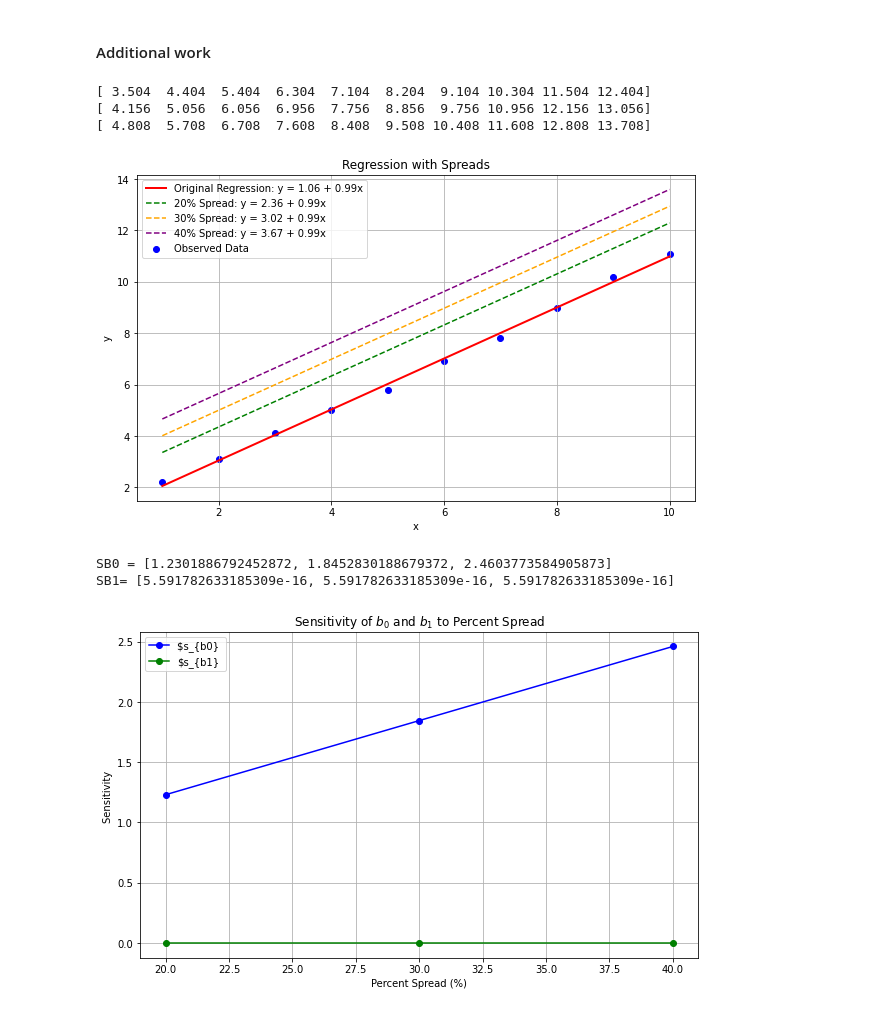
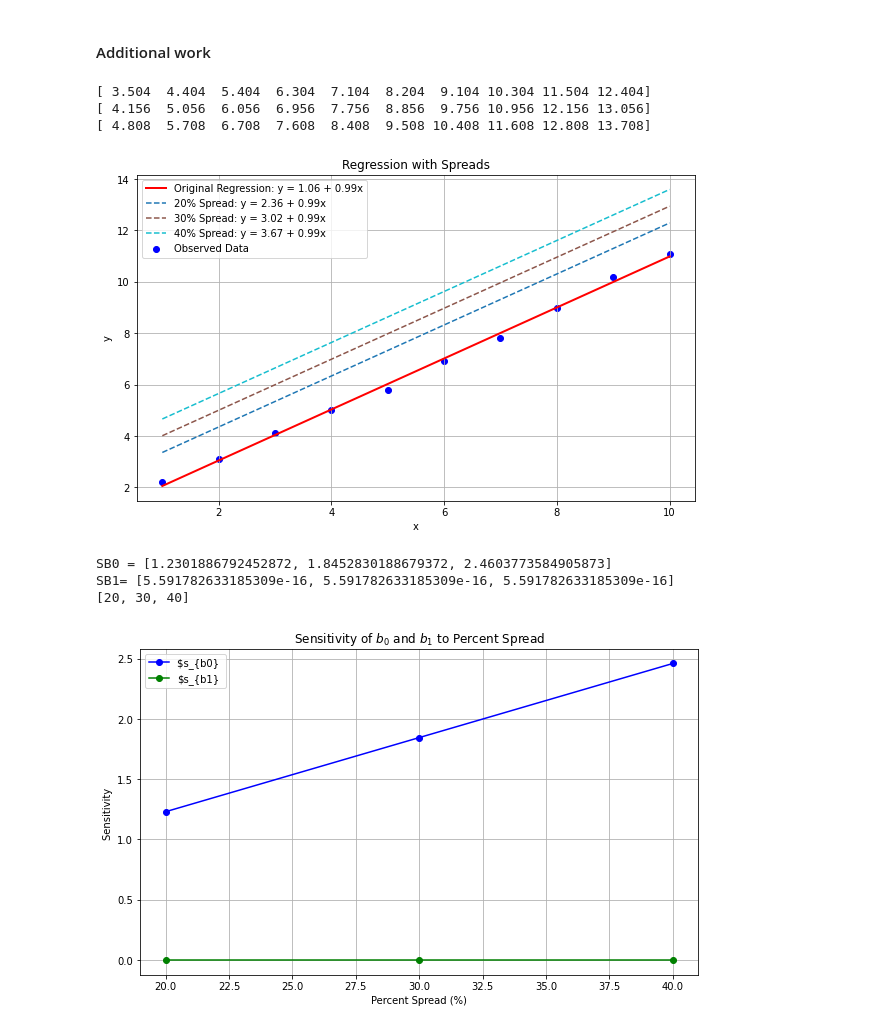
Before and after one commit to KNyathi/Applied-Statistics, a Jupyter notebook: practical_8.ipynb, the cells around one changed output. Drawn from its saved outputs; the diff is of its cells as text; code cells hidden in the pictures.

```diff
--- a/practical_8.ipynb
+++ b/practical_8.ipynb
@@ -134,7 +134,7 @@ s_b1 = []
 
 # Create modified y arrays with different percentage spreads (±20%, ±30%, ±40%)
 percent_spreads = [20, 30, 40]
-colors = ['green', 'orange', 'purple']  # Different colors for each spread
+colors = plt.cm.tab10(np.linspace(0, 1, len(percent_spreads)))  # Generate unique colors
 labels = []
 
 plt.figure(figsize=(10, 6))
@@ -154,44 +154,45 @@ for spread, color in zip(percent_spreads, colors):
     y_spread = y + k  # Shift y-values by a constant amount
 
     #print(y)
-    #print(y_spread)
+    print(y_spread)
 
     # Calculate new b0 and b1 for the spread data
     b0_spread, b1_spread = calculate_b0_b1(x, y_spread)
     f_x_spread = b0_spread + b1_spread * x  # Regression line for spread data
 
     # Calculate sb0 and sb1
     s_b0.append(abs(b0_orig - b0_spread) / b0_orig )  # Convert to percentage
     s_b1.append(abs(b1_orig - b1_spread) / b1_orig )  # Convert to percentage
 
     # Plot the spread regression line
     plt.plot(
         x,
         f_x_spread,
         label=f"{spread}% Spread: y = {b0_spread:.2f} + {b1_spread:.2f}x",
         color=color,
         linestyle="--",
         linewidth=1.5,
     )
 
 # Add titles, labels, and legend
 plt.xlabel("x")
 plt.ylabel("y")
 plt.title("Regression with Spreads")
 plt.legend()
 plt.grid(True)
 
 # Show the plot
 plt.show()
 # %% [output]
 [ 3.504  4.404  5.404  6.304  7.104  8.204  9.104 10.304 11.504 12.404]
 [ 4.156  5.056  6.056  6.956  7.756  8.856  9.756 10.956 12.156 13.056]
 [ 4.808  5.708  6.708  7.608  8.408  9.508 10.408 11.608 12.808 13.708]
-[figure, old version]
+[figure, new version]
 # %%
 # Plot s_b0 and s_b1 against percent spread
 print(f"SB0 = {s_b0}")
 print(f"SB1= {s_b1}")
+print(percent_spreads)
 
 plt.figure(figsize=(10, 6))
 plt.plot(percent_spreads, s_b0, marker='o', label="$s_{b0} ", color="blue")
@@ -209,4 +210,5 @@ plt.show()
 # %% [output]
 SB0 = [1.2301886792452872, 1.8452830188679372, 2.4603773584905873]
 SB1= [5.591782633185309e-16, 5.591782633185309e-16, 5.591782633185309e-16]
+[20, 30, 40]
 [figure]
```
Also changed, not shown: 2 other files.
